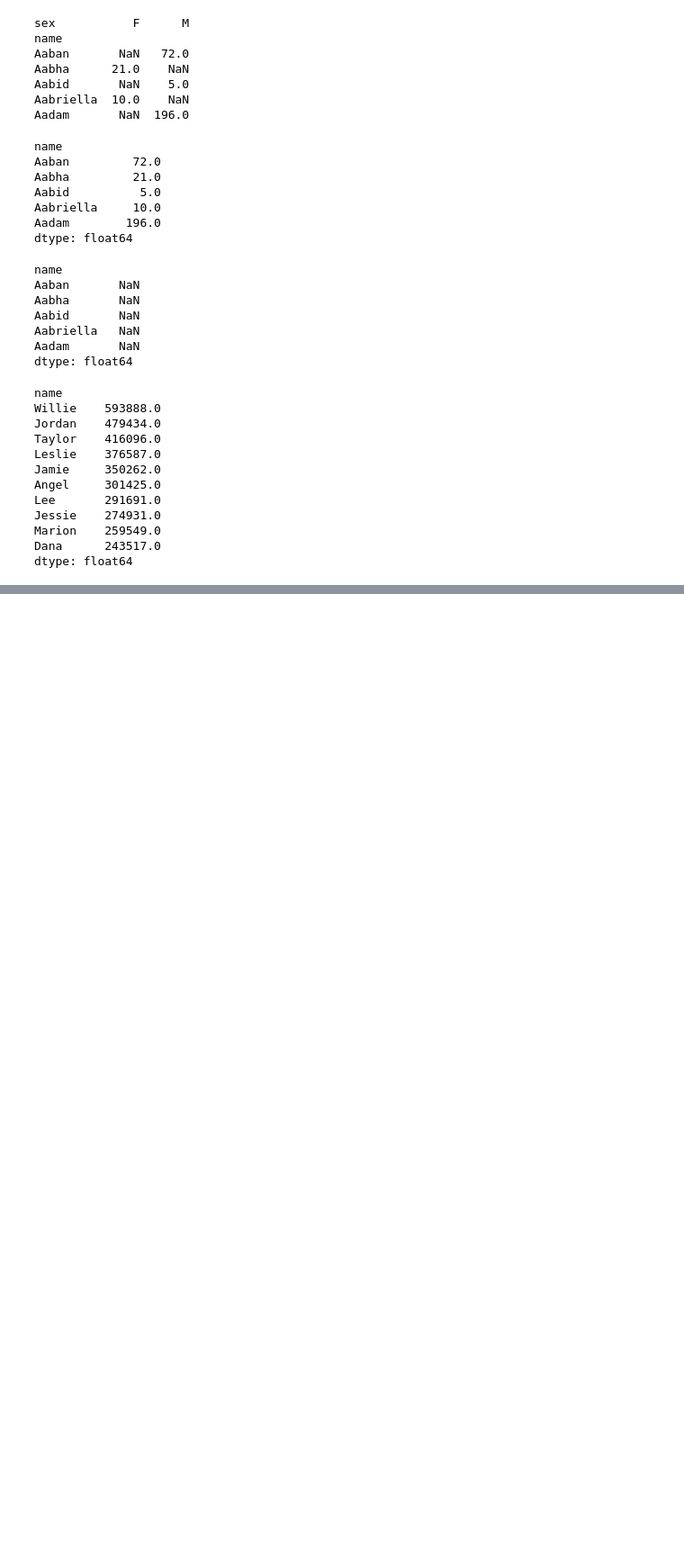
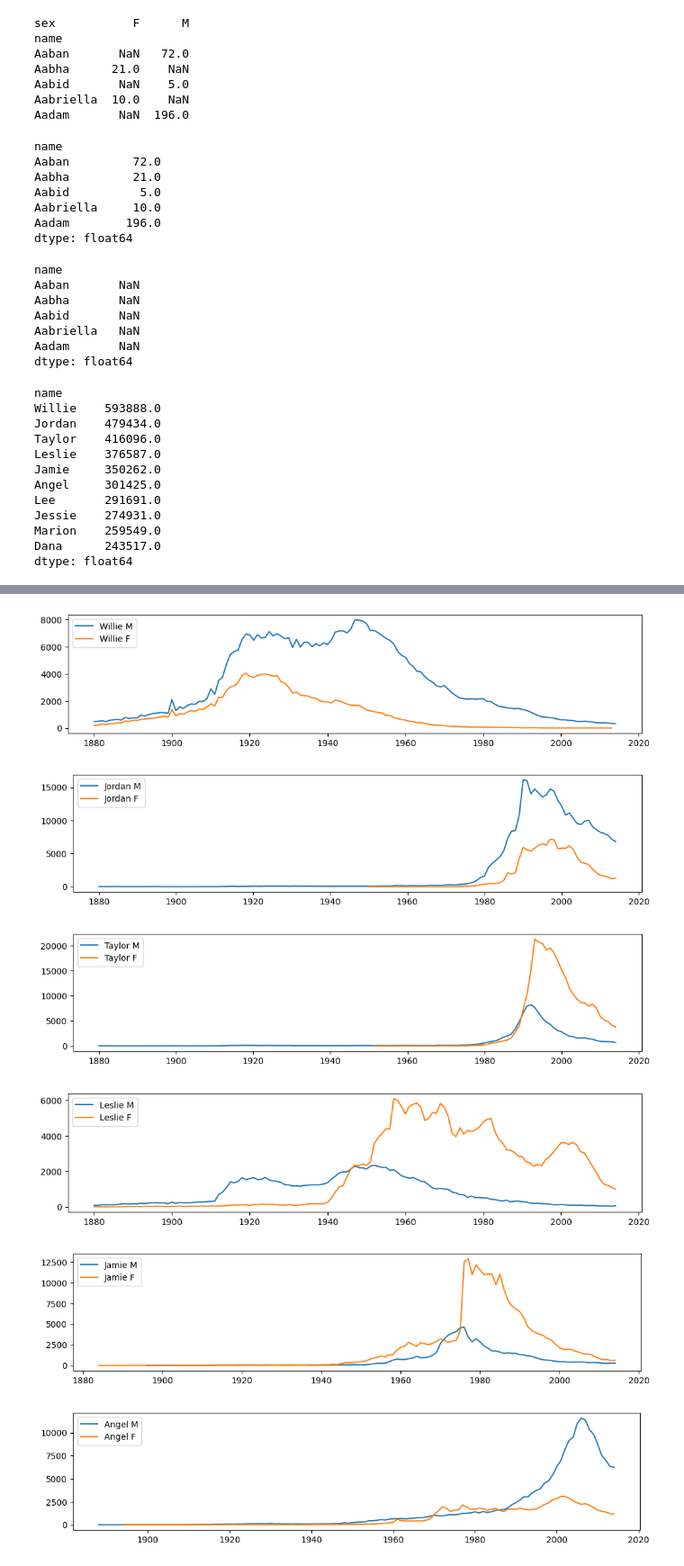
Before and after one commit to bagoferasers/project3_DataScience, a Jupyter notebook: project3_nib667.ipynb, the cells around one changed output, grey strips where cells are left out. Shown: that part at 90% size. Saved outputs shown, nothing was run; the diff lists cells and outputs as text; code cells hidden in the pictures; blank space fills up the shorter version.

```diff
--- a/project3_nib667.ipynb
+++ b/project3_nib667.ipynb
@@ -148,0 +151,5 @@ dtype: float64
+# %%
+# INSTRUCTOR CODE
+def plotname(sex,name):
+    data = allyears_indexed.loc[sex,name]
+    pp.plot(data.index,data.values)
@@ -148,0 +177,15 @@ dtype: float64
+# %%
+# for each name in the top 10, plot the M and F for each and their popularity over time
+for name in totals_both.head( 10 ).index:
+    pp.figure( figsize=( 12,2.5 ) )
+    plotname( 'M', name )
+    plotname( 'F', name )
+    pp.legend( [ f"{ name } M", f"{ name } F" ], loc = 'upper left' )
+    pp.show( )
+# %% [output]
+[figure, added]
+[figure, added]
+[figure, added]
+[figure, added]
+[figure, added]
+[figure, added]
```
Also changed, not shown: parts of 6 cells of this notebook.
